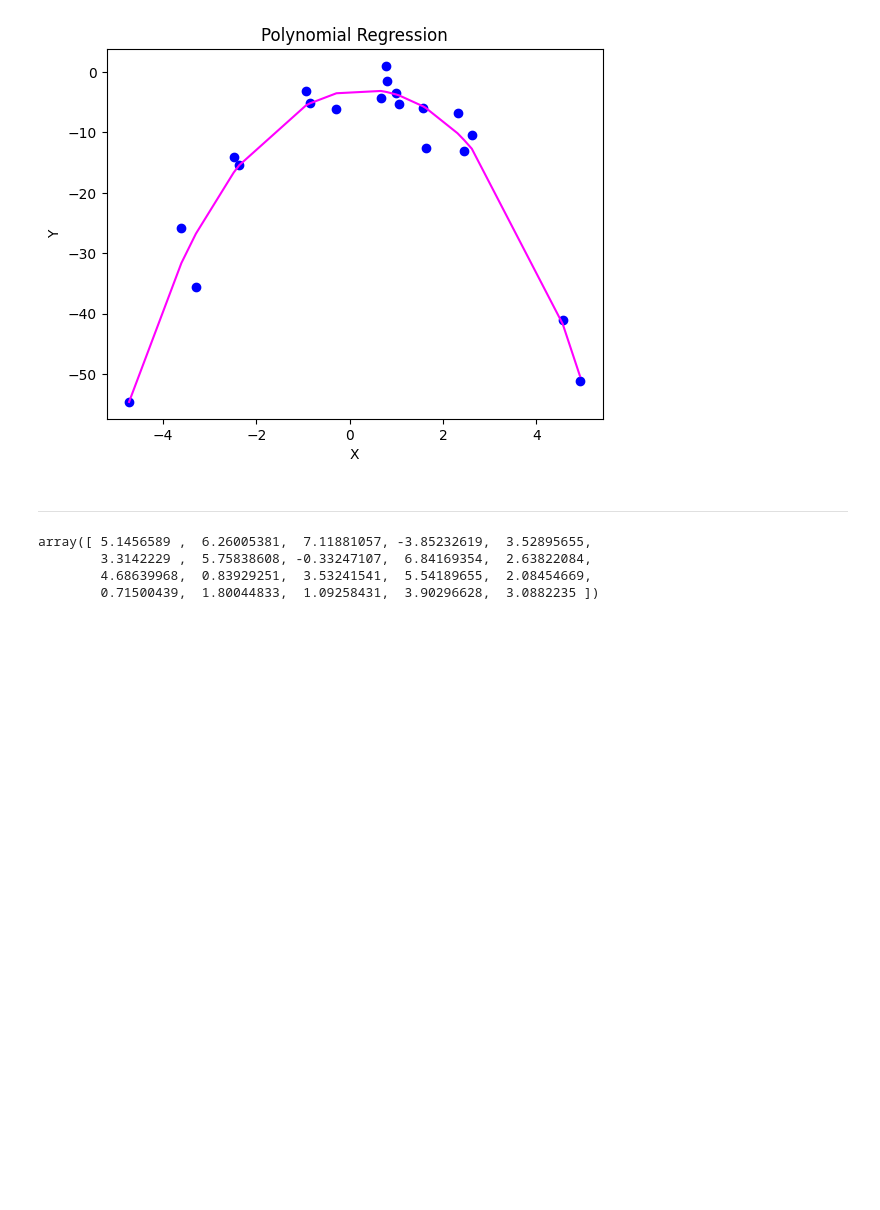
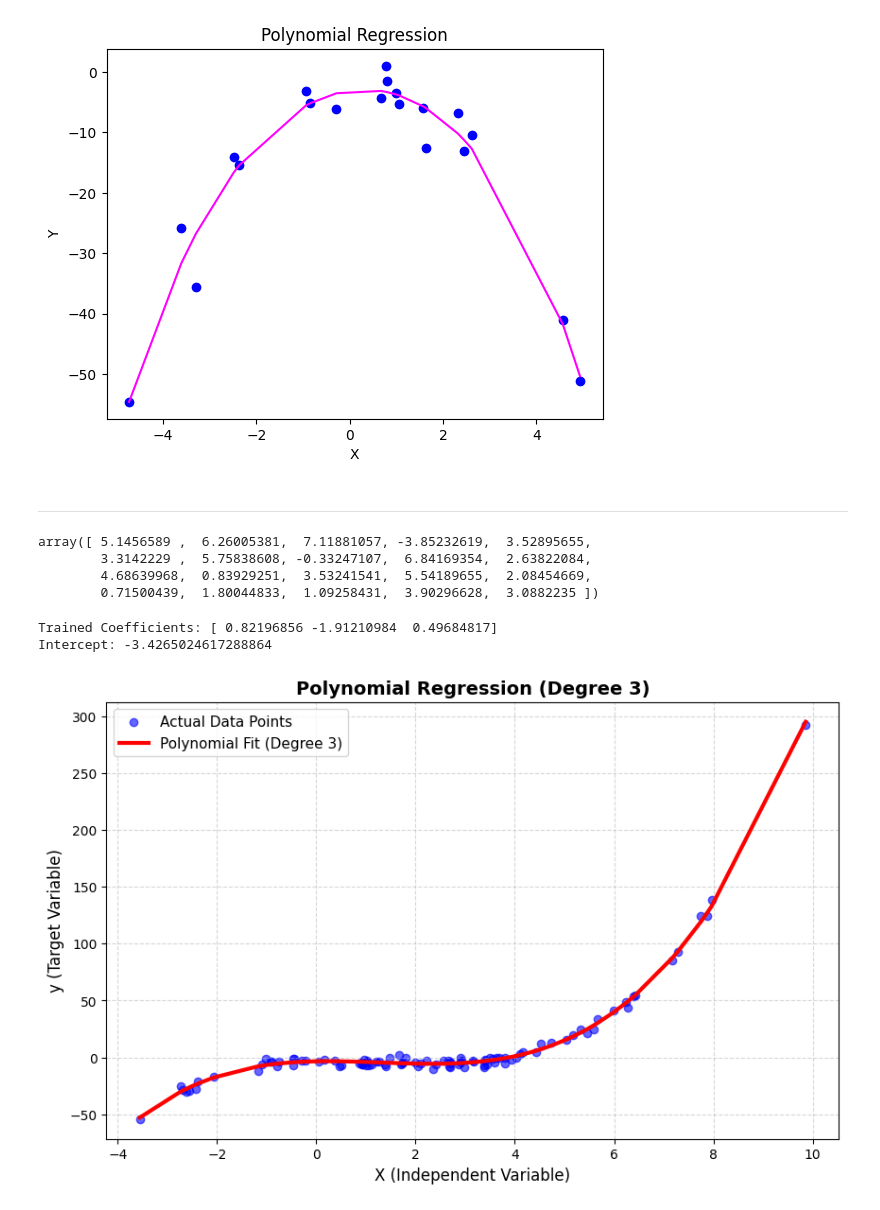
Before and after one commit to AltafHussain533/six_month_course, a Jupyter notebook: 07_machine_learning/10a_polynomial_regression.ipynb, the cells around one changed output. Drawn from its saved outputs; the diff is of its cells as text; code cells hidden in the pictures; blank space fills up the shorter version.

```diff
--- a/07_machine_learning/10a_polynomial_regression.ipynb
+++ b/07_machine_learning/10a_polynomial_regression.ipynb
@@ -81,3 +81,59 @@ array([ 5.1456589 ,  6.26005381,  7.11881057, -3.85232619,  3.52895655,
         3.3142229 ,  5.75838608, -0.33247107,  6.84169354,  2.63822084,
         4.68639968,  0.83929251,  3.53241541,  5.54189655,  2.08454669,
         0.71500439,  1.80044833,  1.09258431,  3.90296628,  3.0882235 ])
+# %%
+import numpy as np
+import matplotlib.pyplot as plt
+from sklearn.linear_model import LinearRegression
+from sklearn.preprocessing import PolynomialFeatures
+
+# 1. Generate dummy non-linear data (a curved wave)
+np.random.seed(42)
+X = 2 - 3 * np.random.normal(0, 1, 100)
+y = X - 2 * (X ** 2) + 0.5 * (X ** 3) + np.random.normal(-3, 3, 100)
+
+# Reshape for scikit-learn (needs 2D array)
+X = X[:, np.newaxis]
+
+# 2. Transform features to Polynomial (Degree 3)
+poly_features = PolynomialFeatures(degree=3, include_bias=False)
+X_poly = poly_features.fit_transform(X)
+
+# 3. Fit standard Linear Regression on the transformed data
+model = LinearRegression()
+model.fit(X_poly, y)
+
+# 4. Predict
+y_pred = model.predict(X_poly)
+
+print("Trained Coefficients:", model.coef_)
+print("Intercept:", model.intercept_)
+
+# ==========================================
+# 5. SORT AND PLOT THE RESULTS
+# ==========================================
+# Sort X and y_pred together so the plot line flows smoothly from left to right
+sorted_zip = sorted(zip(X.flatten(), y_pred))
+X_sorted, y_pred_sorted = zip(*sorted_zip)
+
+plt.figure(figsize=(10, 6))
+
+# Plot the original noisy data points
+plt.scatter(X, y, color='blue', alpha=0.6, label='Actual Data Points')
+
+# Plot the smooth fitted polynomial regression curve
+plt.plot(X_sorted, y_pred_sorted, color='red', linewidth=3, label='Polynomial Fit (Degree 3)')
+
+# Add labels, title, and legend
+plt.title('Polynomial Regression (Degree 3)', fontsize=14, fontweight='bold')
+plt.xlabel('X (Independent Variable)', fontsize=12)
+plt.ylabel('y (Target Variable)', fontsize=12)
+plt.legend(fontsize=11)
+plt.grid(True, linestyle='--', alpha=0.5)
+
+# Display the plot window
+plt.show()
+# %% [output]
+Trained Coefficients: [ 0.82196856 -1.91210984  0.49684817]
+Intercept: -3.4265024617288864
+[figure, added]
```
Also changed, not shown: 1 other file.
